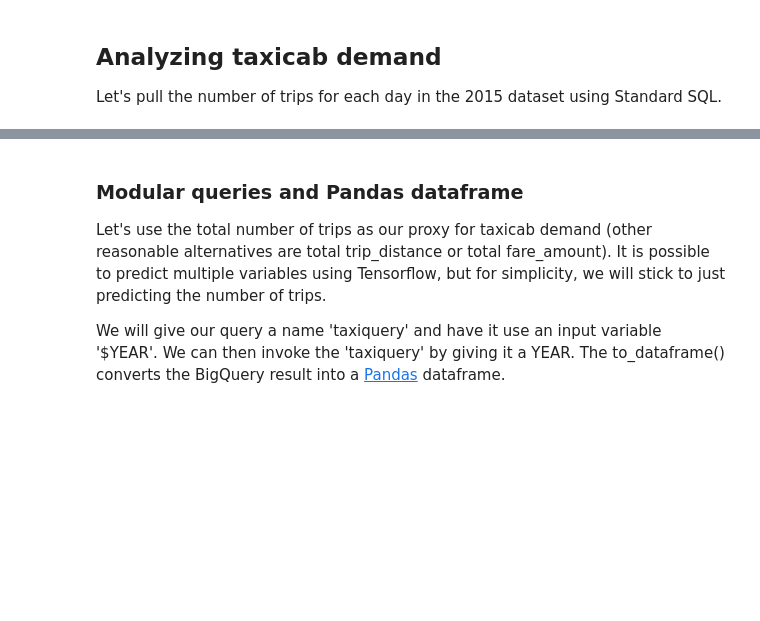
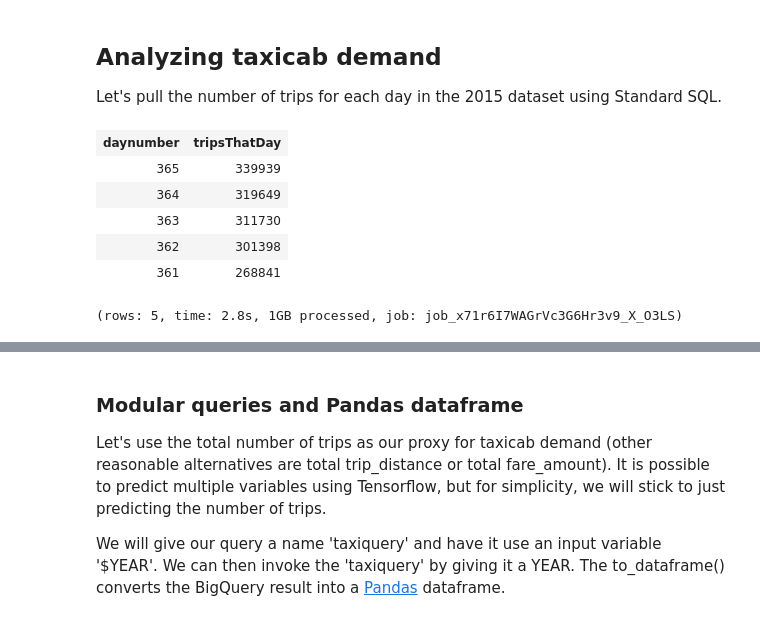
Before and after one commit to Patechoc/GCP_memo, a Jupyter notebook: labs/lab04_BigQuery_TensorFlow_prediction_demand_taxisNYC/demandforecast.ipynb, the cells around one changed output, grey strips where cells are left out. Saved outputs shown, nothing was run; the diff lists cells and outputs as text; code cells hidden in the pictures; blank space fills up the shorter version.

```diff
--- a/labs/lab04_BigQuery_TensorFlow_prediction_demand_taxisNYC/demandforecast.ipynb
+++ b/labs/lab04_BigQuery_TensorFlow_prediction_demand_taxisNYC/demandforecast.ipynb
@@ -17,6 +17,21 @@ import shutil
 <h2> Analyzing taxicab demand </h2>
 
 Let's pull the number of trips for each day in the 2015 dataset using Standard SQL.
+# %%
+%bq query
+SELECT
+  EXTRACT (DAYOFYEAR from pickup_datetime) AS daynumber, COUNT(*) AS tripsThatDay
+FROM `bigquery-public-data.new_york.tlc_yellow_trips_2015`
+GROUP BY daynumber ORDER BY daynumber DESC
+LIMIT 5
+# %% [output]
+| daynumber | tripsThatDay |
+| 365 | 339939 |
+| 364 | 319649 |
+| 363 | 311730 |
+| 362 | 301398 |
+| 361 | 268841 |
+(rows: 5, time: 2.8s, 1GB processed, job: job_x71r6I7WAGrVc3G6Hr3v9_X_O3LS)
 # %%
 %bq query
 SELECT
```
Also changed, not shown: parts of 5 cells of this notebook.
